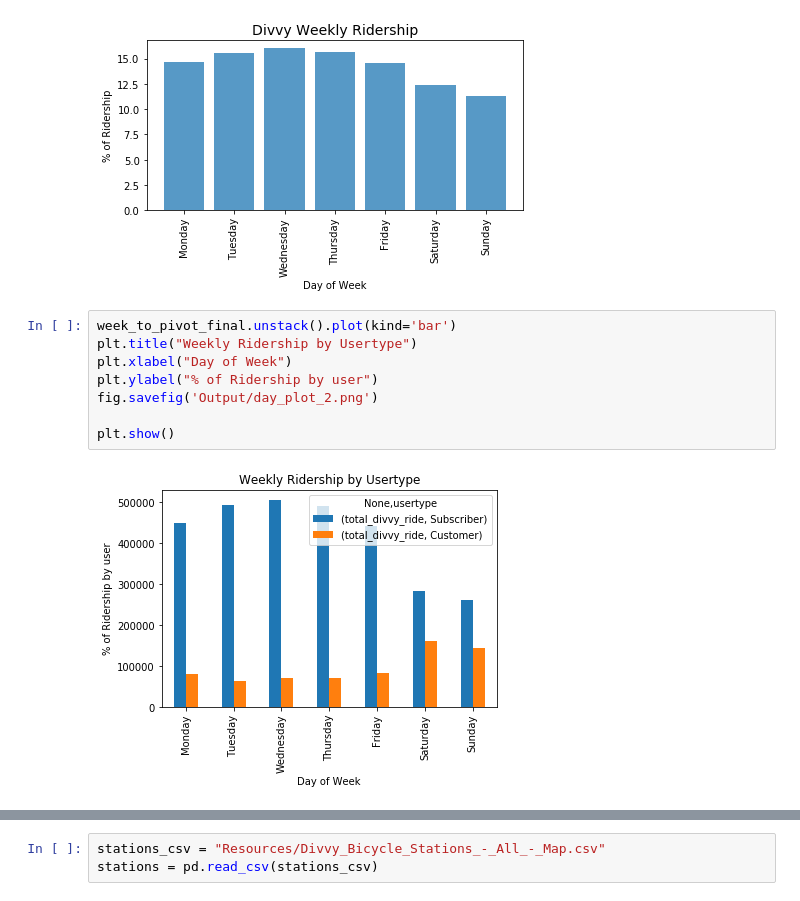
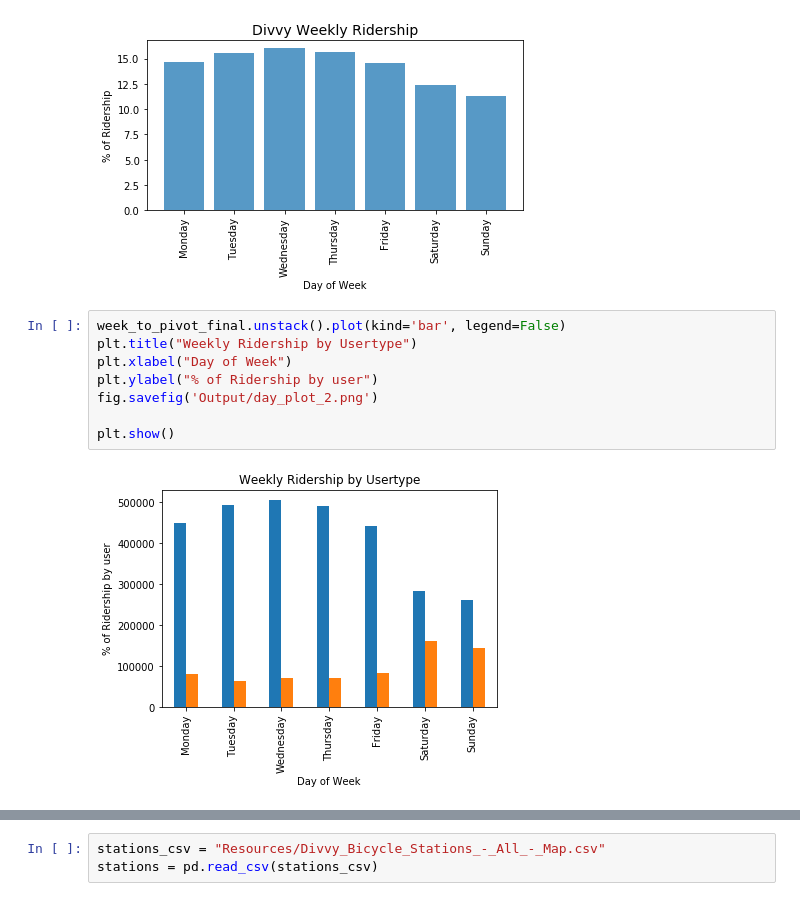
Before and after one commit to AlejandraRosa/Divvy_Project, a Jupyter notebook: Divvy_main.ipynb, the cells around one changed output, grey strips where cells are left out. Saved outputs shown, nothing was run; the diff lists cells and outputs as text.

```diff
--- a/Divvy_main.ipynb
+++ b/Divvy_main.ipynb
@@ -330,15 +330,15 @@ plt.show
 <function matplotlib.pyplot.show(*args, **kw)>
 [figure]
 # %%
-week_to_pivot_final.unstack().plot(kind='bar')
+week_to_pivot_final.unstack().plot(kind='bar', legend=False)
 plt.title("Weekly Ridership by Usertype")
 plt.xlabel("Day of Week")
 plt.ylabel("% of Ridership by user")
 fig.savefig('Output/day_plot_2.png')
 
 plt.show()
 # %% [output]
-[figure, old version]
+[figure, new version]
 # %% [markdown]
 # Question 2 - What are the most used stops?
 
```
Also changed, not shown: parts of 14 cells of this notebook, 2 other files.
